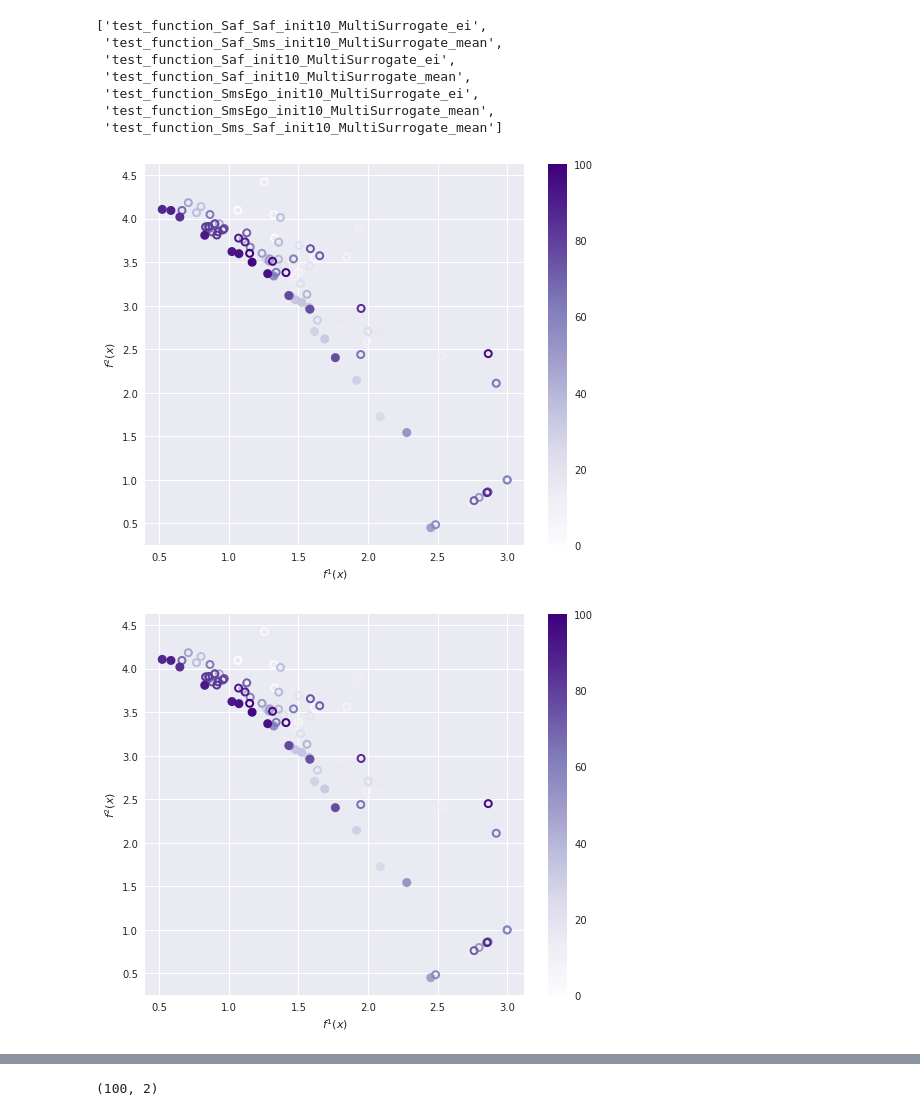
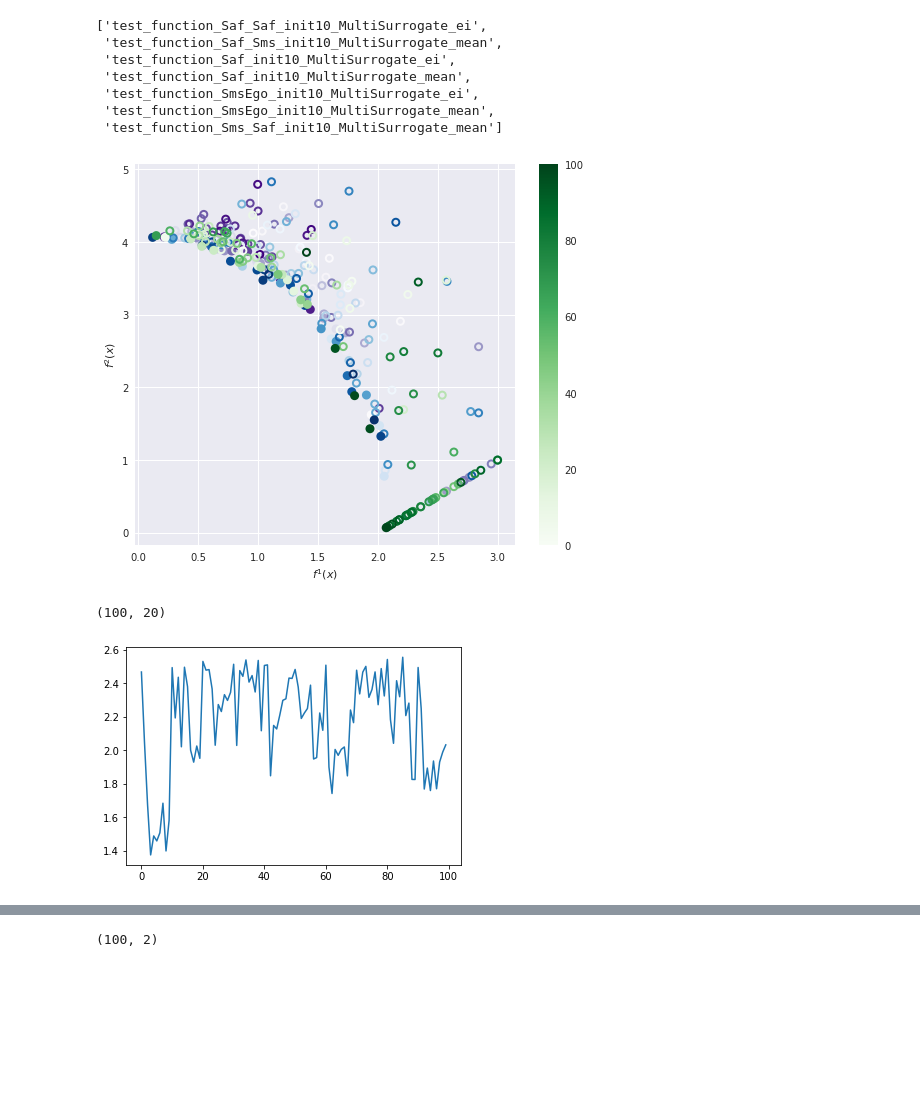
Before and after one commit to FinleyGibson/SAF_EMO, a Jupyter notebook: experiments/wfg4_2obj/analysis.ipynb, the cells around one changed output, grey strips where cells are left out. Cells and saved outputs as stored; diff of their text form; code cells hidden in the pictures; blank space fills up the shorter version.

```diff
--- a/experiments/wfg4_2obj/analysis.ipynb
+++ b/experiments/wfg4_2obj/analysis.ipynb
@@ -28,10 +28,17 @@ sms_ei_results = load_all(os.path.join(dir_path, "log_data/", result_dirs[4]))
 sms_mu_results = load_all(os.path.join(dir_path, "log_data/", result_dirs[5]))
 smssaf_results = load_all(os.path.join(dir_path, "log_data/", result_dirs[6]))
 # %%
-plot_all_pareto_2d(safsms_results, plot_indices=[1])
+plot_all_pareto_2d(safsms_results, plot_indices=[0,1,2]);
 # %% [output]
-[figure, old version]
+[figure, new version]
-[figure, removed]
+# %%
+import matplotlib.pyplot as plt
+qy = np.array(saf_ei_results["y"][:10]).reshape(100, 20)
+plt.plot(range(0, 100), qy.mean(axis=1))
+qy.shape
+# %% [output]
+(100, 20)
+[figure, added]
 # %%
 fig_safei = plot_all_pareto_2d(saf_ei_results, plot_indices=[1])
 # %% [output]
```
Also changed, not shown: parts of 3 cells of this notebook, 26 other files.
